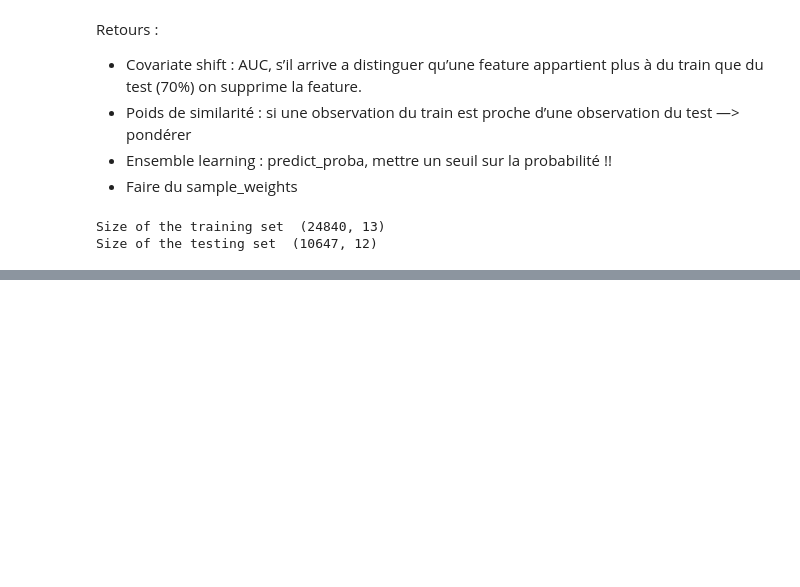
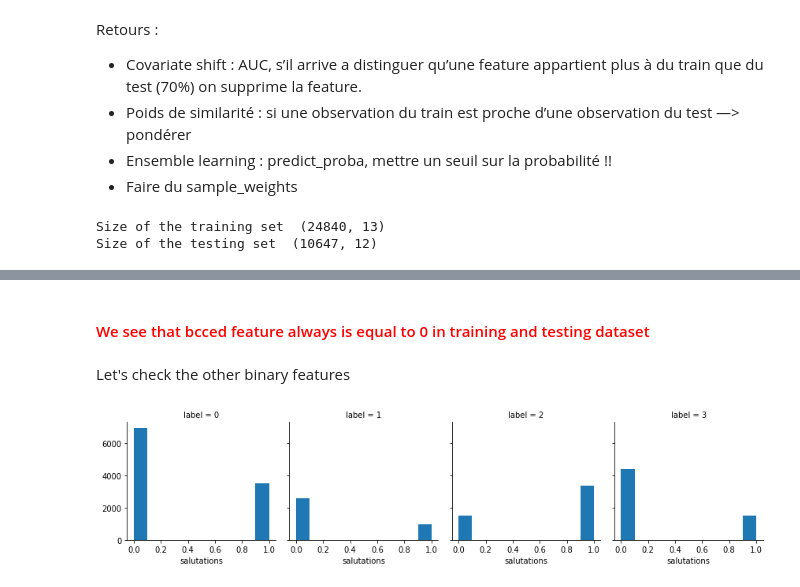
Before and after one commit to AntOhl/KaggleCompetition_MailClassificationChallenge, a Jupyter notebook: kaggle_ao.ipynb, the cells around one changed output, grey strips where cells are left out. Saved outputs shown, nothing was run; the diff lists cells and outputs as text; code cells hidden in the pictures; blank space fills up the shorter version.

```diff
--- a/kaggle_ao.ipynb
+++ b/kaggle_ao.ipynb
@@ -92,0 +86,9 @@ train_x['hour'] = train_x['datetime'] .apply(lambda x : x.hour)
+# %% [markdown]
+#### <font color='red'> We see that bcced feature always is equal to 0 in training and testing dataset
+# %% [markdown]
+Let's check the other binary features
+# %%
+g = sns.FacetGrid(train_df, col="label")
+g = g.map(plt.hist, "salutations", bins=10)
+# %% [output]
+[figure, added]
```
Also changed, not shown: parts of 18 cells of this notebook.
